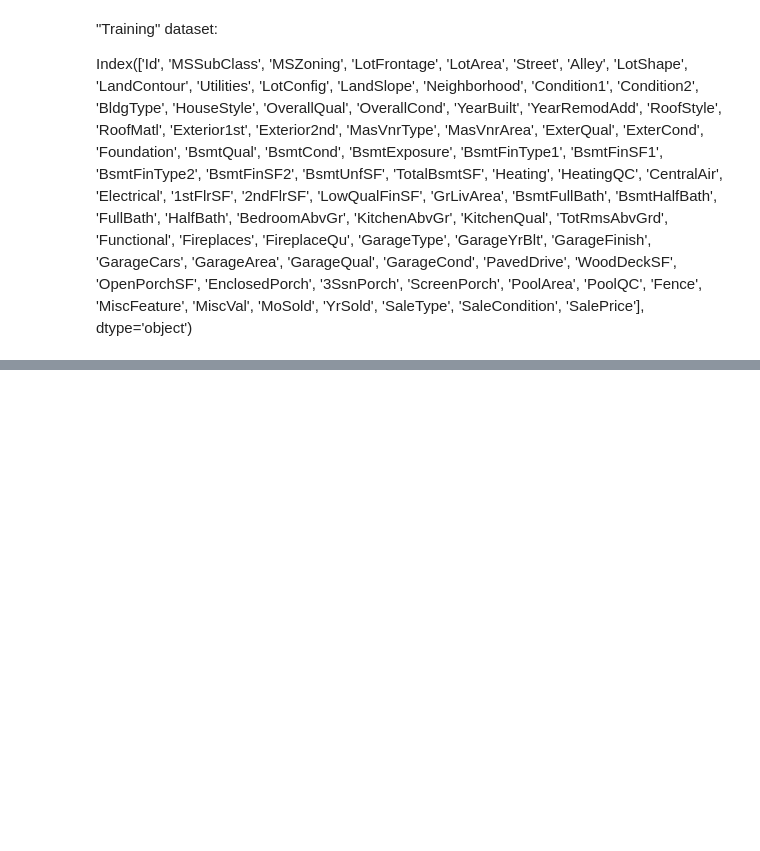
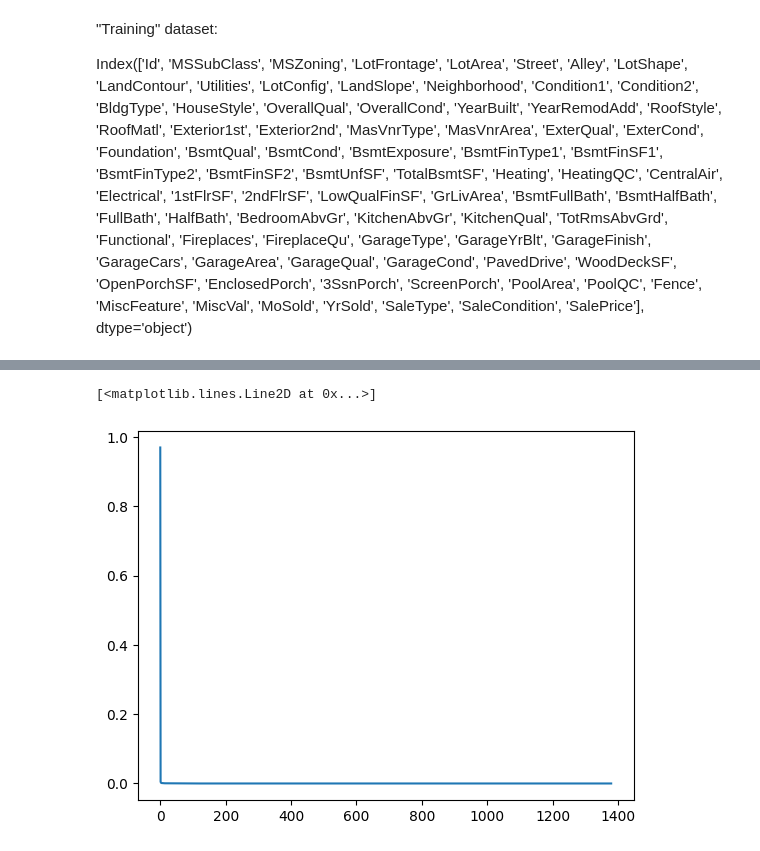
Before and after one commit to huanrafa/ProjectPracticing, a Jupyter notebook: 2023_10(2) House Prices - Advanced Regression Techniques/House prices (self-practice).ipynb, the cells around one changed output, grey strips where cells are left out. Drawn from its saved outputs; the diff is of its cells as text; code cells hidden in the pictures; blank space fills up the shorter version.

```diff
--- a/2023_10(2) House Prices - Advanced Regression Techniques/House prices (self-practice).ipynb
+++ b/2023_10(2) House Prices - Advanced Regression Techniques/House prices (self-practice).ipynb
@@ -5,11 +5,11 @@ import seaborn as sns
 import matplotlib.pyplot as plt
 from IPython.display import display, HTML
 # %%
-#training = pd.read_csv('C:/Users/hangu/OneDrive/Desktop/github/Projects practice/ProjectPracticing/2023_10(2) House Prices - Advanced Regression Techniques/train.csv')
-training = pd.read_csv('/Users/huannguyen/Documents/GitHub/ProjectPracticing/2023_10(2) House Prices - Advanced Regression Techniques/train.csv')
+training = pd.read_csv('C:/Users/hangu/OneDrive/Desktop/github/Projects practice/ProjectPracticing/2023_10(2) House Prices - Advanced Regression Techniques/train.csv')
+#training = pd.read_csv('/Users/huannguyen/Documents/GitHub/ProjectPracticing/2023_10(2) House Prices - Advanced Regression Techniques/train.csv')
 
-#X_test = pd.read_csv('C:/Users/hangu/OneDrive/Desktop/github/Projects practice/ProjectPracticing/2023_10(2) House Prices - Advanced Regression Techniques/test.csv')
-X_test = pd.read_csv('/Users/huannguyen/Documents/GitHub/ProjectPracticing/2023_10(2) House Prices - Advanced Regression Techniques/test.csv')
+X_test = pd.read_csv('C:/Users/hangu/OneDrive/Desktop/github/Projects practice/ProjectPracticing/2023_10(2) House Prices - Advanced Regression Techniques/test.csv')
+#X_test = pd.read_csv('/Users/huannguyen/Documents/GitHub/ProjectPracticing/2023_10(2) House Prices - Advanced Regression Techniques/test.csv')
 
 print('Training dataset: ', training.shape)
 print('Testing dataset: ', X_test.shape, '\n')
@@ -730,13 +743,17 @@ preprocessor_FE = ColumnTransformer(
 )
 
 #Create preprocessor Pipeline:
-pipeline_FE = Pipeline(
+pipeline_FE_check = Pipeline(
     steps=[
         ('FE', feature_engineer_transformer),
         ('preprocessor_FE', preprocessor_FE),
-        ('pca', pca)
     ]
 )
 
-X_train_FE = pipeline_FE.fit_transform(X_train)
-X_test_FE = pipeline_FE.transform(X_test)
+X_train_FE_check = pipeline_FE_check.fit_transform(X_train)
+
+pca=PCA()
+X_FE_check = pca.fit_transform(X_train_FE_check)
+
+cumulative_variance_ratio = np.cumsum(pca.explained_variance_ratio_)
+n_components = np.argmax(cumulative_variance_ratio >= 0.95) + 1
@@ -799,0 +760,5 @@ Best RMSE score for XGBoost is: 0.13812
+# %%
+plt.plot(pca.explained_variance_ratio_)
+# %% [output]
+[<matplotlib.lines.Line2D at 0x...>]
+[figure, added]
```
Also changed, not shown: parts of 14 cells of this notebook, 2 other files.
